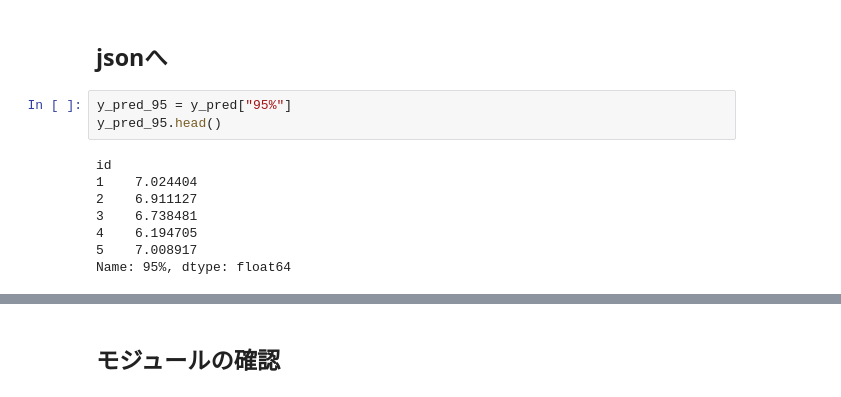
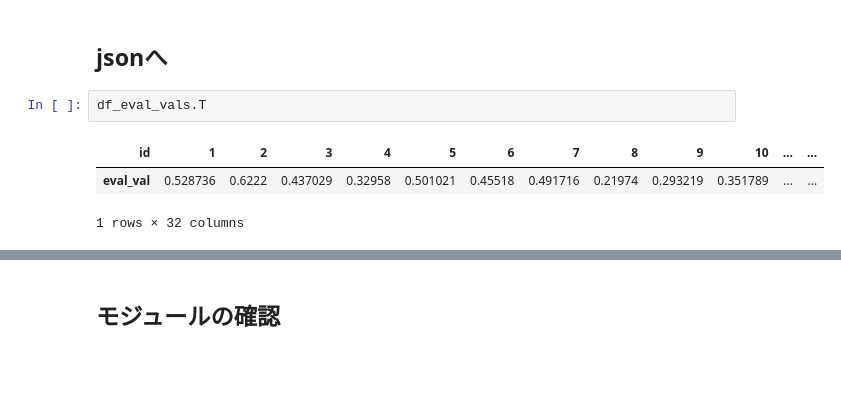
Before and after one commit to flock-geekten/recommendation-models, a Jupyter notebook: workspace/fun_reco.ipynb, the cells around one changed output, grey strips where cells are left out. Saved outputs shown, nothing was run; the diff lists cells and outputs as text; blank space fills up the shorter version.

```diff
--- a/workspace/fun_reco.ipynb
+++ b/workspace/fun_reco.ipynb
@@ -306,13 +332,8 @@ y_pred_sort # 上位5位まで
 # %% [markdown]
 ## jsonへ
 # %%
-y_pred_95 = y_pred["95%"]
-y_pred_95.head()
+df_eval_vals.T
 # %% [output]
+| id | 1 | 2 | 3 | 4 | 5 | 6 | 7 | 8 | 9 | 10 | ... | ... |
+| eval_val | 0.528736 | 0.6222 | 0.437029 | 0.32958 | 0.501021 | 0.45518 | 0.491716 | 0.21974 | 0.293219 | 0.351789 | ... | ... |
-id
-1    7.024404
-2    6.911127
-3    6.738481
-4    6.194705
-5    7.008917
-Name: 95%, dtype: float64
+1 rows × 32 columns
```
Also changed, not shown: parts of 11 cells of this notebook, 1 other file.
